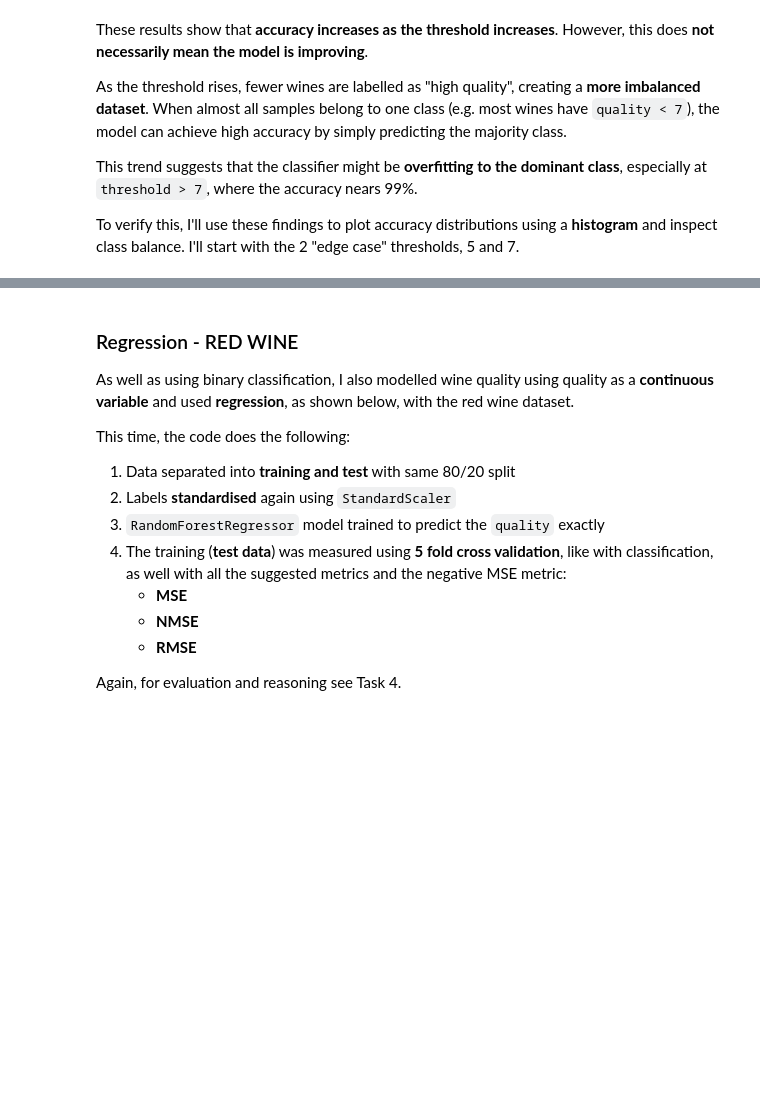
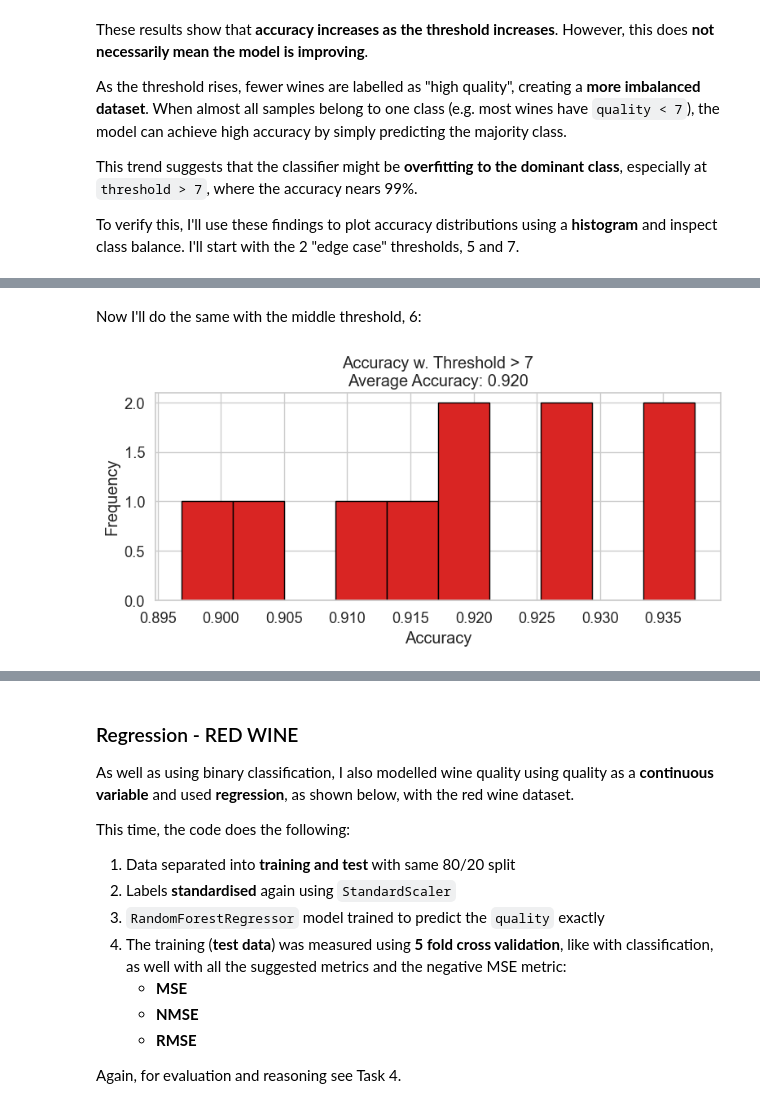
Before and after one commit to k1k12/2034_CW, a Jupyter notebook: notebooks/wine_analysis.ipynb, the cells around one changed output, grey strips where cells are left out. Drawn from its saved outputs; the diff is of its cells as text; code cells hidden in the pictures; blank space fills up the shorter version.

```diff
--- a/notebooks/wine_analysis.ipynb
+++ b/notebooks/wine_analysis.ipynb
@@ -1150,0 +1170,17 @@ plt.show()
+# %% [markdown]
+Now I'll do the same with the middle threshold, 6:
+# %%
+scores_6 = accuracy_scores[6]
+mean_6 = np.mean(scores_6)
+
+plt.figure(figsize=(8, 4))
+plt.hist(scores_6, bins=10, color=palette_red[6], edgecolor="black")
+plt.xlabel("Accuracy")
+plt.ylabel("Frequency")
+plt.title(f"Accuracy w. Threshold > {threshold}\nAverage Accuracy: {mean_6:.3f}")
+plt.grid(True)
+plt.tight_layout()
+plt.savefig("../figures/task3_accuracy_6_hist_red.png")
+plt.show()
+# %% [output]
+[figure, added]
```
Also changed, not shown: parts of 27 cells of this notebook.
